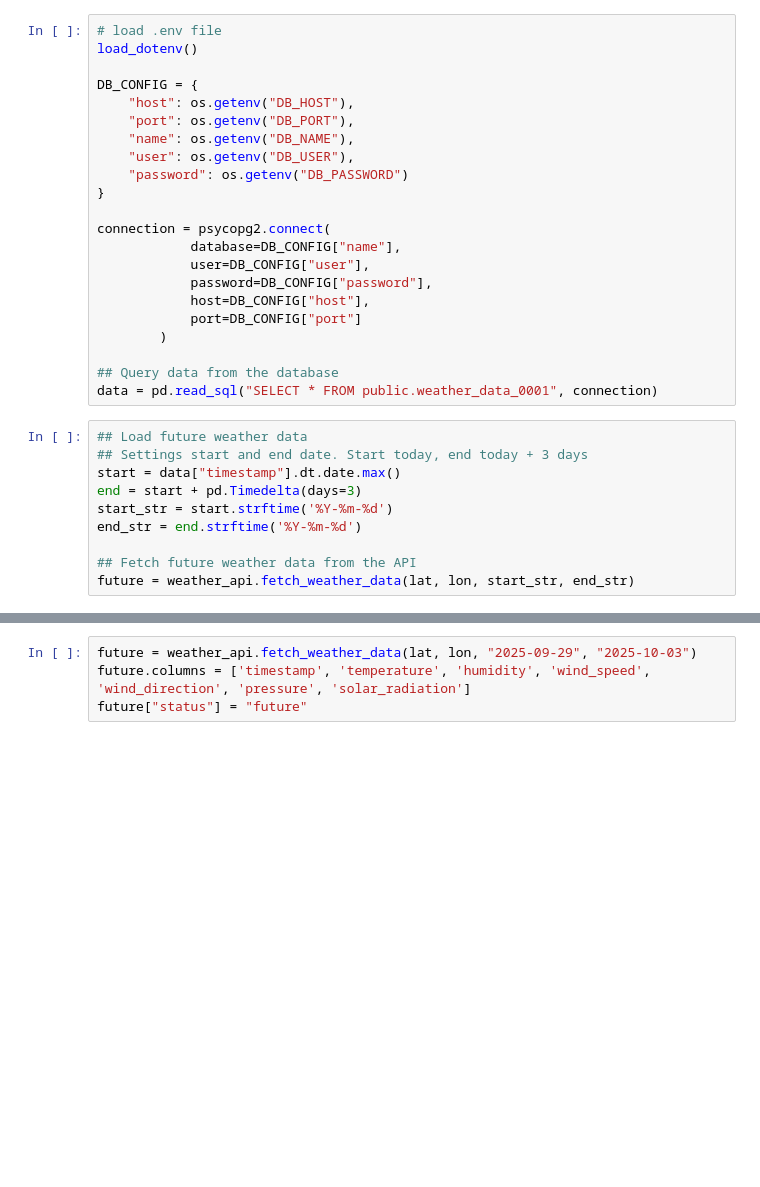
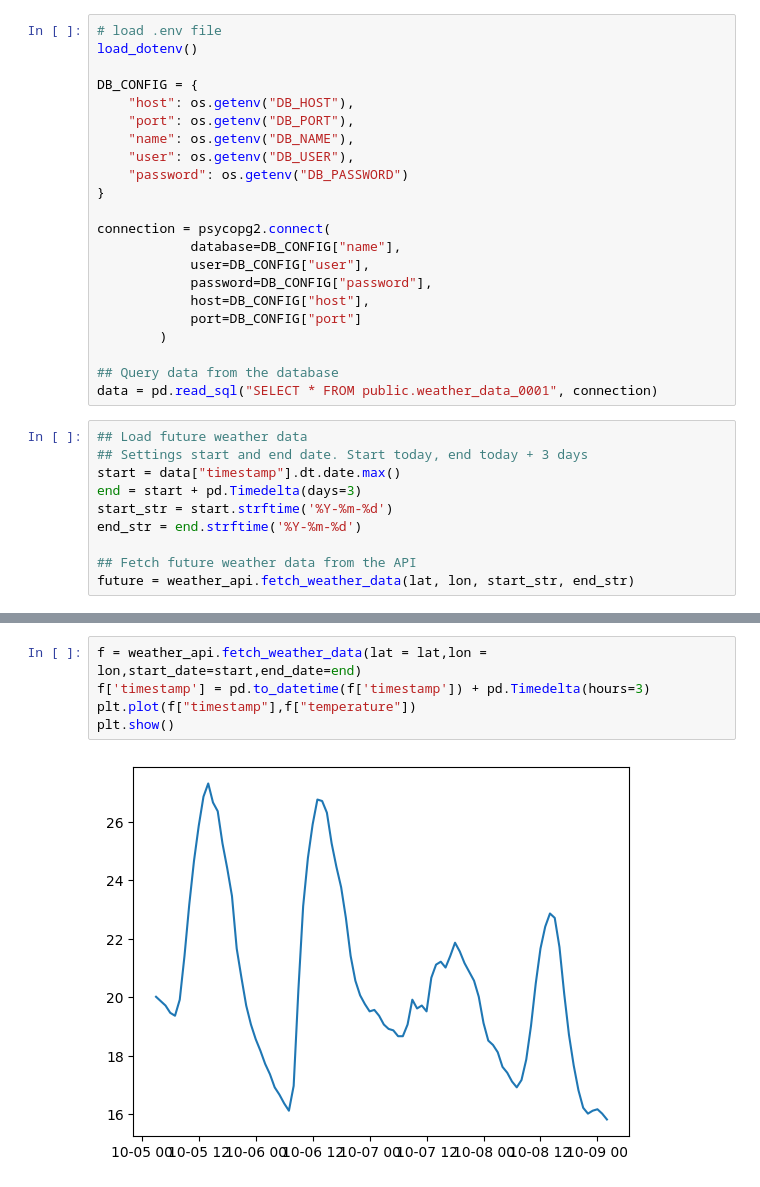
Before and after one commit to tolg6/weather, a Jupyter notebook: notebooks/02_model.ipynb, the cells around one changed output, grey strips where cells are left out. Drawn from its saved outputs; the diff is of its cells as text; blank space fills up the shorter version.

```diff
--- a/notebooks/02_model.ipynb
+++ b/notebooks/02_model.ipynb
@@ -450,7 +741,10 @@ all_pred.columns = ["predicted_temperature", "forecast_datetime", "model", "devi
 execute_values(conn=connection, df=all_pred[['model','forecast_datetime','predicted_temperature','device_id']], table='public.predictions')
 # %% [output]
 the dataframe is inserted
-# %%
-future = weather_api.fetch_weather_data(lat, lon, "2025-09-29", "2025-10-03")
-future.columns = ['timestamp', 'temperature', 'humidity', 'wind_speed', 'wind_direction', 'pressure', 'solar_radiation']
-future["status"] = "future"
+# %%
+f = weather_api.fetch_weather_data(lat = lat,lon = lon,start_date=start,end_date=end)
+f['timestamp'] = pd.to_datetime(f['timestamp']) + pd.Timedelta(hours=3)
+plt.plot(f["timestamp"],f["temperature"])
+plt.show()
+# %% [output]
+[figure, added]
```
Also changed, not shown: parts of 17 cells of this notebook, 10 other files.
